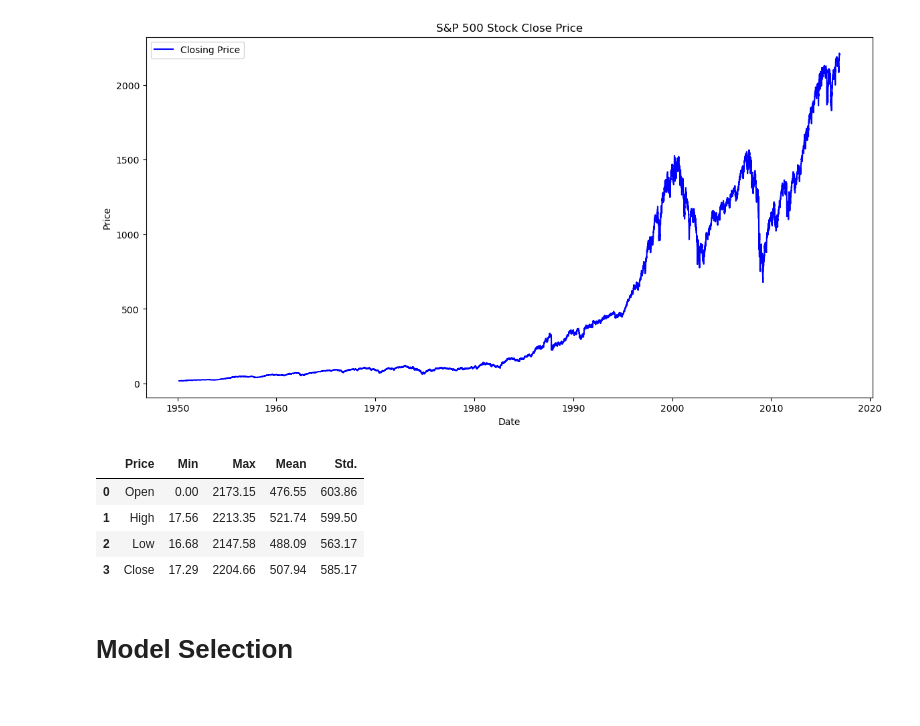
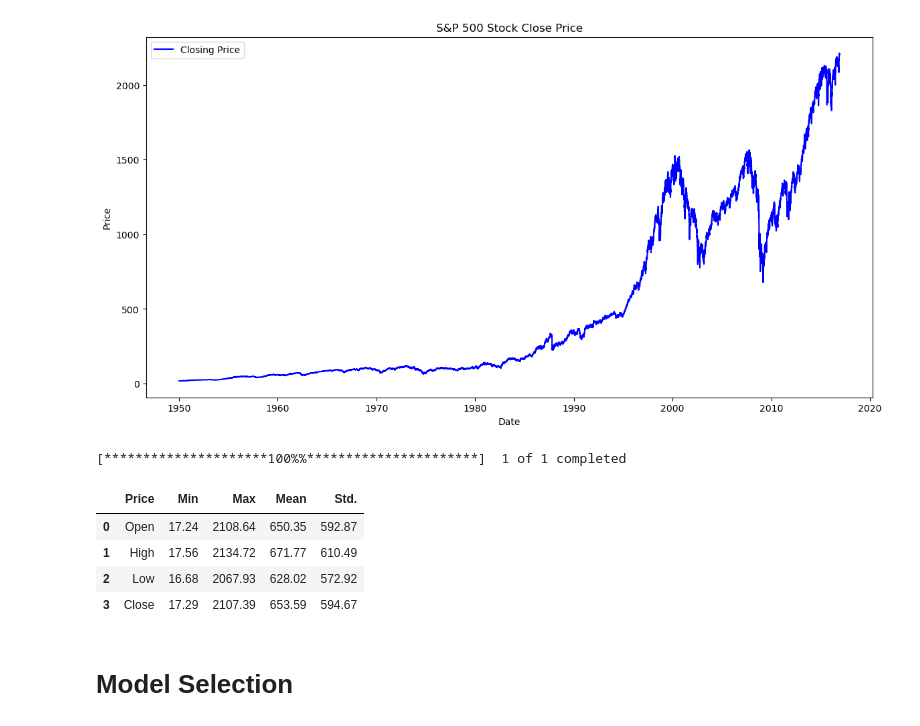
Before and after one commit to rinaaro/TS-project---HMM, a Jupyter notebook: Data_collection.ipynb, the cells around one changed output. Cells and saved outputs as stored; diff of their text form; code cells hidden in the pictures.

```diff
--- a/Data_collection.ipynb
+++ b/Data_collection.ipynb
@@ -49,24 +50,30 @@ plt.show()
 # %% [output]
 [figure]
 # %%
+clean_daily = yf.download(ticker, start="1950-03-01", end="2016-01-11", interval="1d")
+clean_daily.loc[(clean_daily['Open'] == 0), 'Open'] = np.nan
+clean = clean_daily.resample('MS').agg({'Open': 'first','High': 'max','Low': 'min','Close': 'last'})
+clean = clean.dropna()
+
 descriptive_stats = {
     "Price": ["Open", "High", "Low", "Close"],
-    "Min": [monthly['Open'].min(), monthly['High'].min(), monthly['Low'].min(), monthly['Close'].min()],
-    "Max": [monthly['Open'].max(), monthly['High'].max(), monthly['Low'].max(), monthly['Close'].max()],
-    "Mean": [monthly['Open'].mean(), monthly['High'].mean(), monthly['Low'].mean(), monthly['Close'].mean()],
-    "Std.": [monthly['Open'].std(), monthly['High'].std(), monthly['Low'].std(), monthly['Close'].std()],
+    "Min": [clean['Open'].min(), clean['High'].min(), clean['Low'].min(), clean['Close'].min()],
+    "Max": [clean['Open'].max(), clean['High'].max(), clean['Low'].max(), clean['Close'].max()],
+    "Mean": [clean['Open'].mean(), clean['High'].mean(), clean['Low'].mean(), clean['Close'].mean()],
+    "Std.": [clean['Open'].std(), clean['High'].std(), clean['Low'].std(), clean['Close'].std()],
 }
 
 summary_table = pd.DataFrame(descriptive_stats)
 summary_table = summary_table.round(2)
 summary_table.to_csv('summary_table.csv', index=False, sep=';')
 summary_table
 # %% [output]
+[*********************100%%**********************]  1 of 1 completed
 |  | Price | Min | Max | Mean | Std. |
-| 0 | Open | 0.00 | 2173.15 | 476.55 | 603.86 |
-| 1 | High | 17.56 | 2213.35 | 521.74 | 599.50 |
-| 2 | Low | 16.68 | 2147.58 | 488.09 | 563.17 |
-| 3 | Close | 17.29 | 2204.66 | 507.94 | 585.17 |
+| 0 | Open | 17.24 | 2108.64 | 650.35 | 592.87 |
+| 1 | High | 17.56 | 2134.72 | 671.77 | 610.49 |
+| 2 | Low | 16.68 | 2067.93 | 628.02 | 572.92 |
+| 3 | Close | 17.29 | 2107.39 | 653.59 | 594.67 |
 # %% [markdown]
 # Model Selection
 # %%
```
Also changed, not shown: parts of 10 cells of this notebook.
